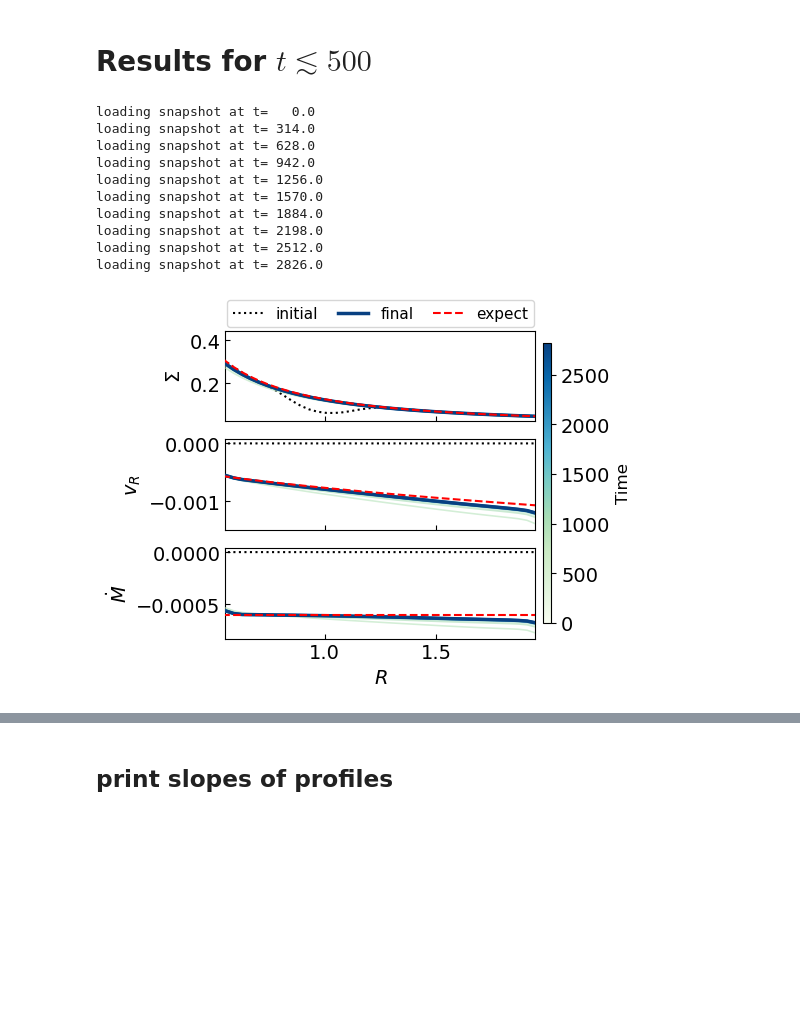
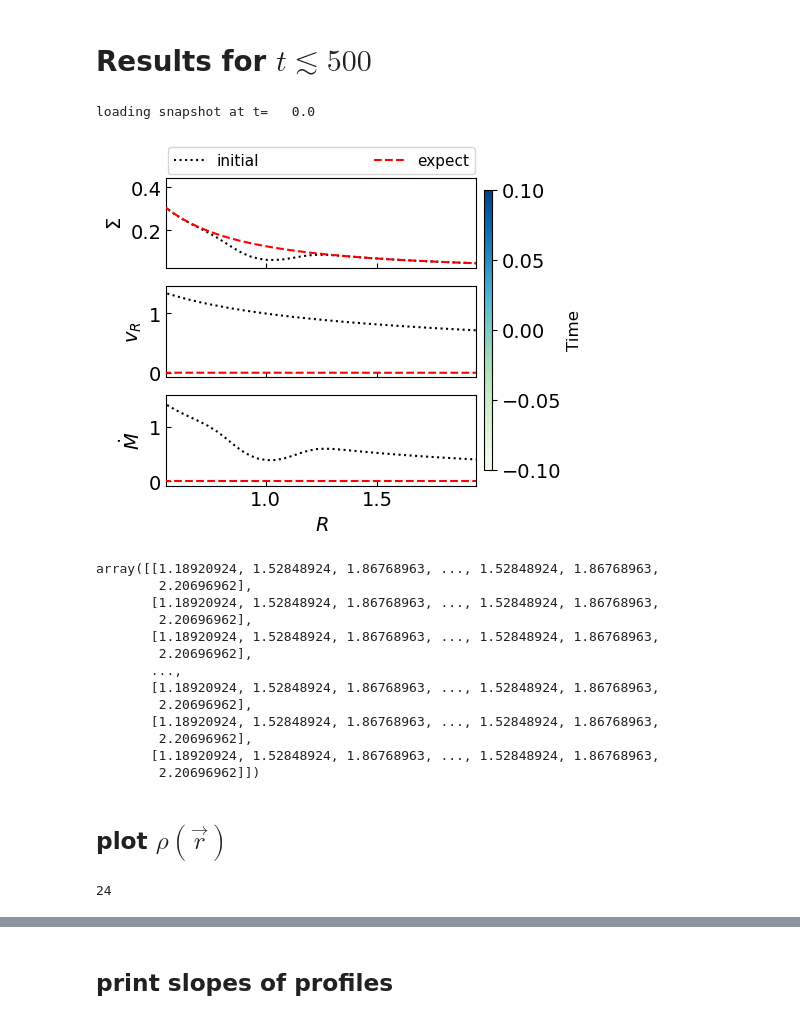
Before and after one commit to Jupiter1994/athena-warps, a Jupyter notebook: warped-disks/jiarus_diagnosis_3d.ipynb, the cells around one changed output, grey strips where cells are left out. Cells and saved outputs as stored; diff of their text form; code cells hidden in the pictures; blank space fills up the shorter version.

Commit message:
disk-tilted IC weird

```diff
--- a/warped-disks/jiarus_diagnosis_3d.ipynb
+++ b/warped-disks/jiarus_diagnosis_3d.ipynb
@@ -13,14 +13,14 @@ import athena_read
 import glob
 # %%
 ## Snapshots registration
-path = '/scratch/phn2956/disk-sph3/'
-#path = '/scratch/phn2956/disk_2d_viscous_gap/'
+#path = '/scratch/phn2956/disk-sph3/'
+path = '/scratch/phn2956/disk-tilted/'
 snapshot_list = sorted(glob.glob(path+'disk.out1.*.athdf'))
 # %% [markdown]
 # Results for $t \lesssim 500$
 # %%
 ## Plot density, v_r, and Mdot
-snapshot_plot = snapshot_list[0:50:5]
+snapshot_plot = snapshot_list[0:1:1]
 
 
 norm   = mcolors.PowerNorm(gamma=1.5, vmin=0, vmax=len(snapshot_plot)-1)
@@ -90,40 +90,53 @@ cbar.set_label('Time', fontsize=12)
 #### Add analytical solutions
 Sigma_sol = Sigma[-1] * (rad_app/rad_app[-1])**-1.5
 vR_sol    = vr[-1] * (rad_app/rad_app[-1])**0.5
 Mdot_sol  = Mdot[-1] * (rad_app/rad_app[-1])**0
 axs[0].plot(rad_app,Sigma_sol,c='r',lw=1.5,ls='--',zorder=zorder+200)
 axs[1].plot(rad_app,vR_sol,c='r',lw=1.5,ls='--',zorder=zorder+200)
 axs[2].plot(rad_app,Mdot_sol,c='r',lw=1.5,ls='--',zorder=zorder+200)
 axs[0].plot([],[],c='r',lw=1.5,ls='--',zorder=zorder+200,label='expect')
 
 #### labels
 axs[0].set_ylabel(r'$\Sigma$')
 axs[1].set_ylabel(r'$v_{R}$')
 axs[2].set_ylabel(r'$\dot{M}$')
 axs[-1].set_xlabel(r'$R$')
 axs[-1].set_xlim(rad_app[[3,-4]])
 
 axs[0].legend(
     fontsize=11,
     loc='lower left',
     bbox_to_anchor=(0., 1.02, 1., .102),
     ncol=3,
     mode="expand",
     borderaxespad=0.1
 )
 
 
 for ax in axs.flatten():
     ax.tick_params(which='both',direction='in')
 # %% [output]
 loading snapshot at t=   0.0
-loading snapshot at t= 314.0
-loading snapshot at t= 628.0
-loading snapshot at t= 942.0
-loading snapshot at t= 1256.0
-loading snapshot at t= 1570.0
-loading snapshot at t= 1884.0
-loading snapshot at t= 2198.0
-loading snapshot at t= 2512.0
-loading snapshot at t= 2826.0
-[figure, old version]
+[figure, new version]
+# %%
+vx3[0]
+# %% [output]
+array([[1.18920924, 1.52848924, 1.86768963, ..., 1.52848924, 1.86768963,
+        2.20696962],
+       [1.18920924, 1.52848924, 1.86768963, ..., 1.52848924, 1.86768963,
+        2.20696962],
+       [1.18920924, 1.52848924, 1.86768963, ..., 1.52848924, 1.86768963,
+        2.20696962],
+       ...,
+       [1.18920924, 1.52848924, 1.86768963, ..., 1.52848924, 1.86768963,
+        2.20696962],
+       [1.18920924, 1.52848924, 1.86768963, ..., 1.52848924, 1.86768963,
+        2.20696962],
+       [1.18920924, 1.52848924, 1.86768963, ..., 1.52848924, 1.86768963,
+        2.20696962]])
+# %% [markdown]
+## plot $\rho(\vec{r})$
+# %%
+len(phi_3d[0,0,:])
+# %% [output]
+24
```
Also changed, not shown: parts of 3 cells of this notebook.
